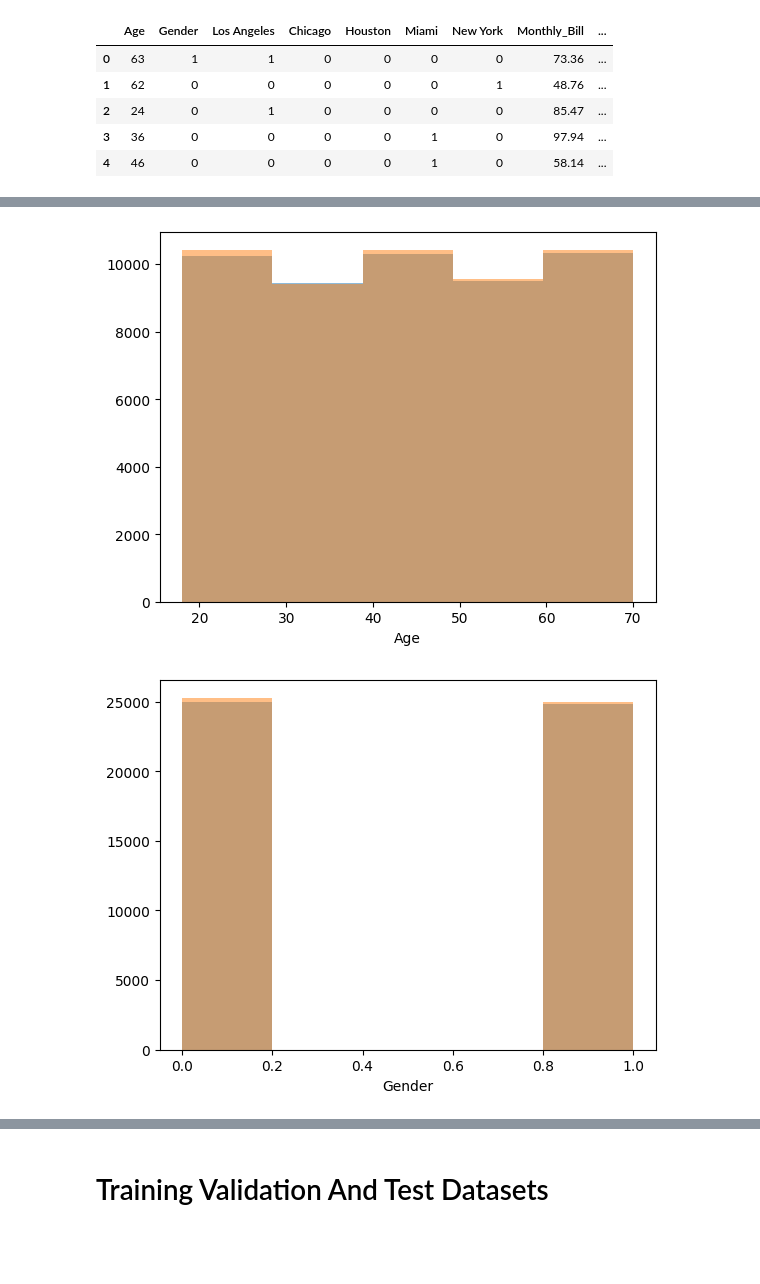
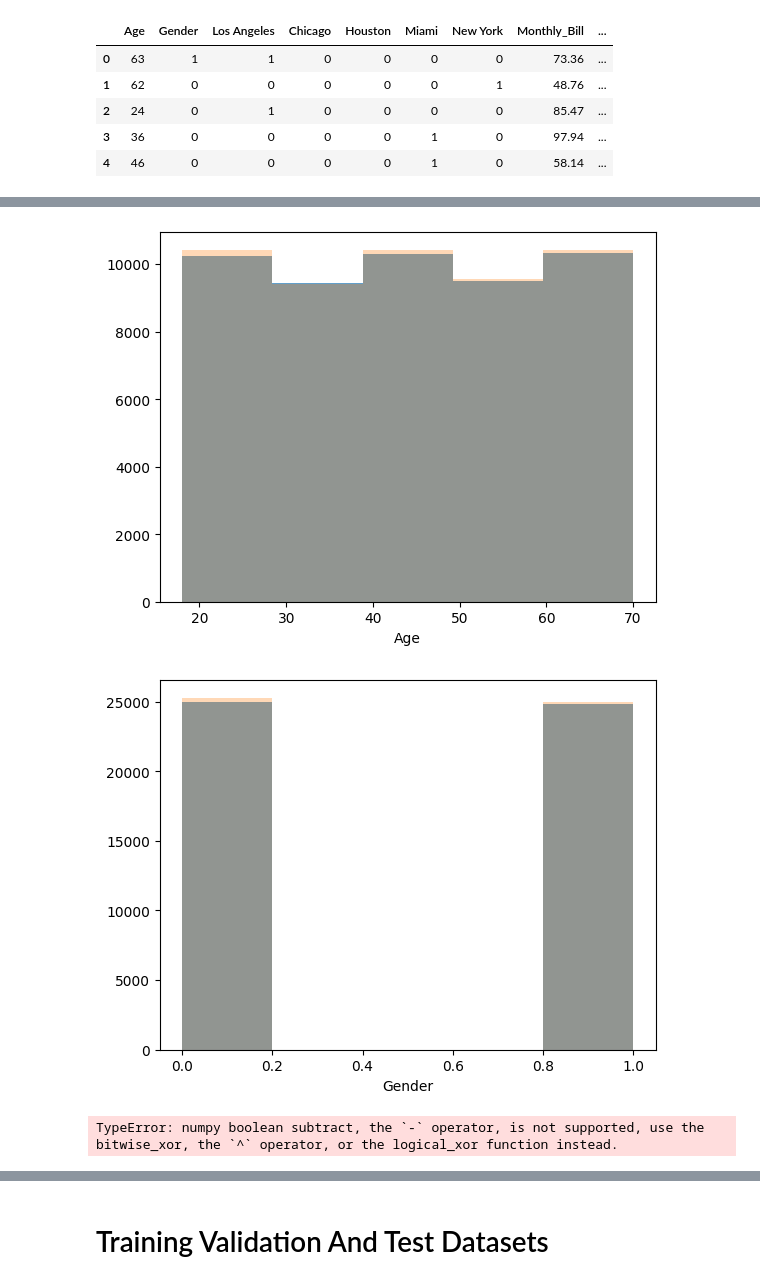
Before and after one commit to ThermalDust095/Churn-Predictor, a Jupyter notebook: predictor.ipynb, the cells around one changed output, grey strips where cells are left out. Drawn from its saved outputs; the diff is of its cells as text; code cells hidden in the pictures; blank space fills up the shorter version.

```diff
--- a/predictor.ipynb
+++ b/predictor.ipynb
@@ -49,7 +50,7 @@ churn_data.head(10)
 | 8 | 20 | 0 | 10 | 42.45 | 150 | 1 | False | False | ... |
 | 9 | 53 | 0 | 12 | 64.49 | 383 | 1 | False | False | ... |
 # %%
-churn_data["val2money"] = (churn_data["Subscription_Length_Months"] * churn_data["Total_Usage_GB"]) / churn_data["Monthly_Bill"]
-
+# churn_data["val2money"] = (churn_data["Subscription_Length_Months"] * churn_data["Total_Usage_GB"]) / churn_data["Monthly_Bill"]
+# churn_data["val2money"] = (churn_data["Monthly_Bill"] * (churn_data["Location"] + churn_data["Age"]/10) )
 churn_data.head()
 # %% [output]
@@ -62,6 +63,7 @@ churn_data.head()
 # %%
 
-churn_data = churn_data.loc[:,["Age","Gender","Los Angeles","Chicago","Houston","Miami","New York","Monthly_Bill","Subscription_Length_Months","Total_Usage_GB","val2money","Churn"]]
+churn_data = churn_data.loc[:,["Age","Gender","Los Angeles","Chicago","Houston","Miami","New York","Monthly_Bill","Subscription_Length_Months","Total_Usage_GB","Churn"]]
+# churn_data = churn_data.loc[:,["Age","Gender","Location","Monthly_Bill","Subscription_Length_Months","Total_Usage_GB","val2money","Churn"]]
 
 for city in locations:
     churn_data[city] = (churn_data[city] == True).astype(int)
@@ -87,13 +115,14 @@ sn.heatmap(corr,annot=True,cmap="coolwarm")
 # %%
 churn = churn_data[churn_data['Churn'] == 1]
 no_churn = churn_data[churn_data['Churn'] == 0]
 
 for col in churn_data:
     # Create histograms for Churn and No Churn
-    plt.hist(churn[col], alpha=0.5, label='Churn', bins=5)
-    plt.hist(no_churn[col], alpha=0.5, label='No Churn', bins=5)
+    plt.hist(churn[col], alpha=0.7, label='Churn', bins=5)
+    plt.hist(no_churn[col], alpha=0.3, label='No Churn', bins=5)
     plt.xlabel(col)
     plt.show()
 # %% [output]
-[figure, old version]
+[figure, new version]
-[figure, old version]
+[figure, new version]
+TypeError: numpy boolean subtract, the `-` operator, is not supported, use the bitwise_xor, the `^` operator, or the logical_xor function instead.
```
Also changed, not shown: parts of 22 cells of this notebook, 1 other file.
